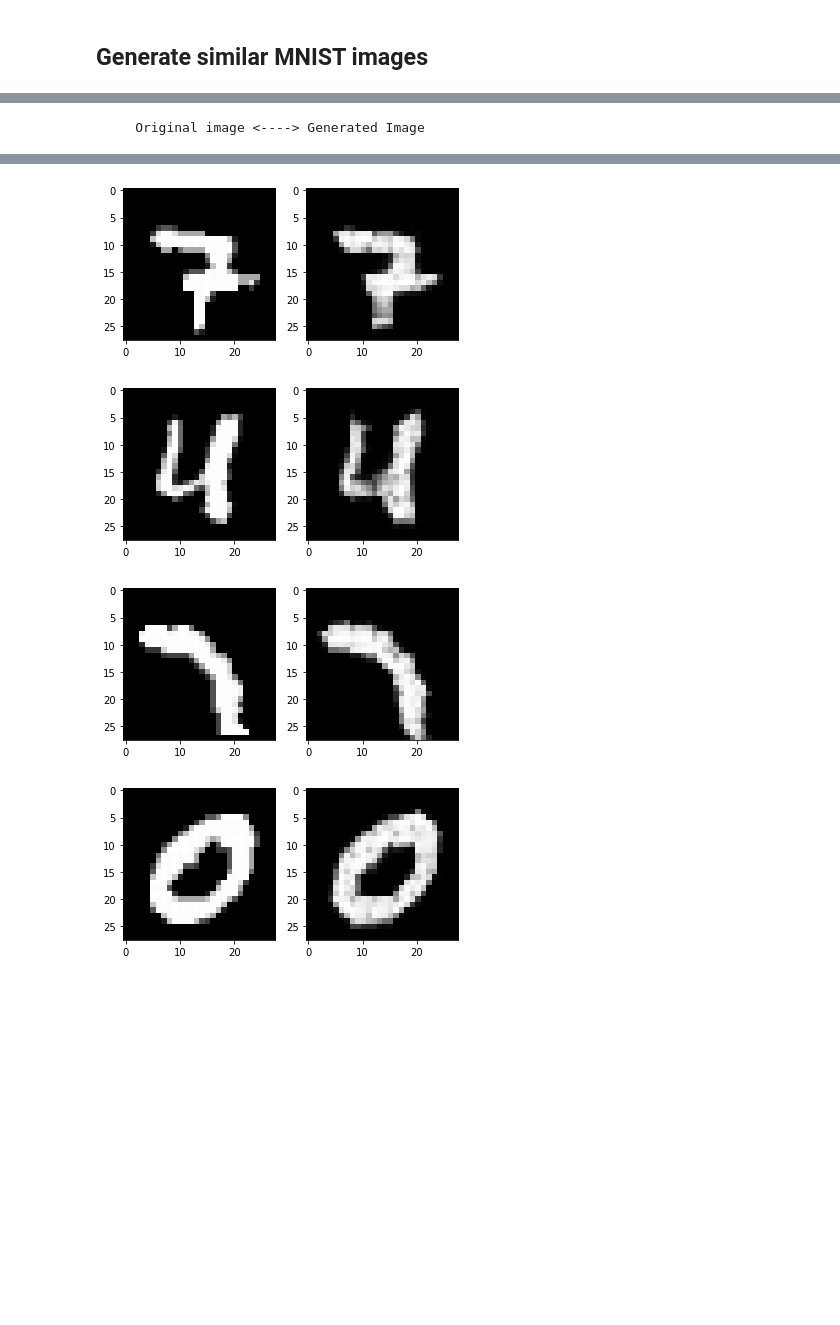
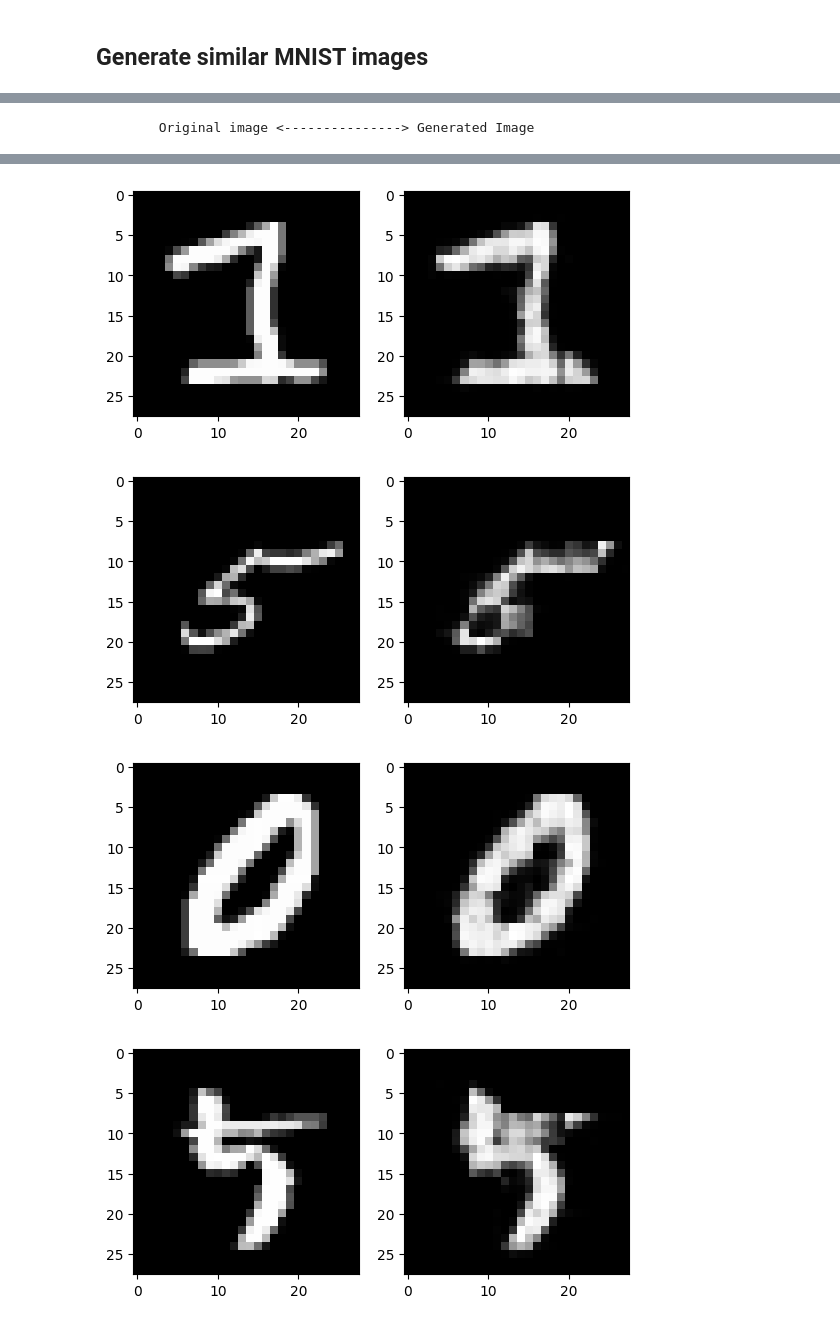
Before and after one commit to DSergiu/pytorch-lightning-beginner, a Jupyter notebook: 05-02-Convolutional-Autoencoder/Notebook.ipynb, the cells around one changed output, grey strips where cells are left out. Cells and saved outputs as stored; diff of their text form; code cells hidden in the pictures; blank space fills up the shorter version.

```diff
--- a/05-02-Convolutional-Autoencoder/Notebook.ipynb
+++ b/05-02-Convolutional-Autoencoder/Notebook.ipynb
@@ -47,9 +64,10 @@ ConvolutionalAutoEncoder(
 import torch
 import random
 
+model.setup('test')
 test_len = model.mnist_test.data.shape[0]
 
-print("     Original image <----> Generated Image")
+print("        Original image <---------------> Generated Image")
 
 for i in range(0, 10):
     orig_img, _ = model.mnist_test[random.randint(0, test_len)]
@@ -57,4 +75,4 @@ for i in range(0, 10):
     predicted_img = model(orig_img).detach()
     utils.plot_images([orig_img.view(28, 28), predicted_img.view(28, 28)])
 # %% [output]
-     Original image <----> Generated Image
+        Original image <---------------> Generated Image
@@ -66,4 +84,4 @@ for i in range(0, 10):
-[figure, old version]
+[figure, new version]
-[figure, old version]
+[figure, new version]
-[figure, old version]
+[figure, new version]
-[figure, old version]
+[figure, new version]
```
Also changed, not shown: parts of 3 cells of this notebook, 15 other files.
